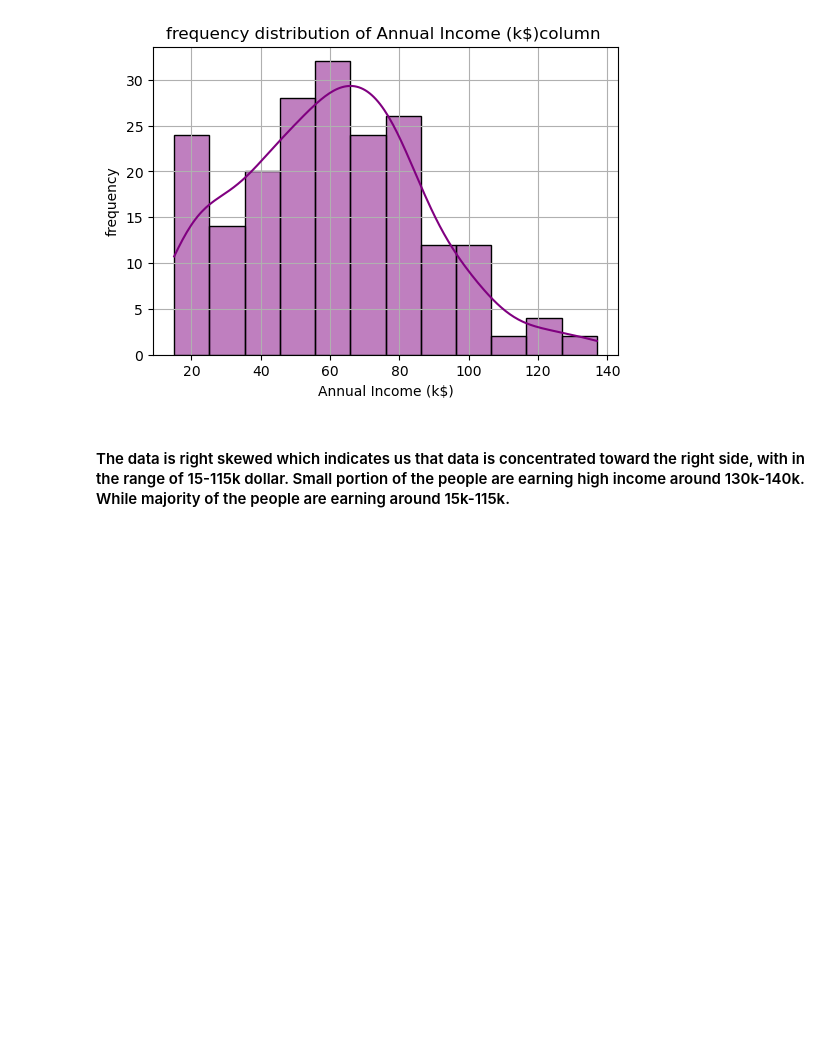
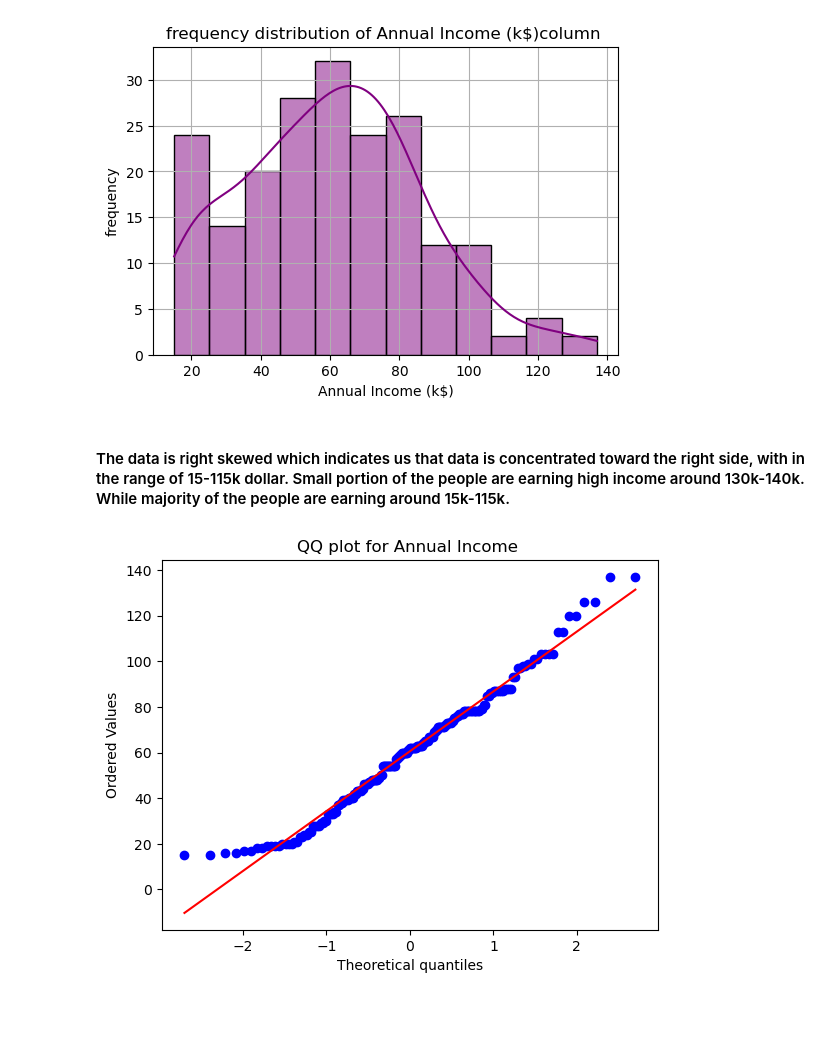
Before and after one commit to sajinamatya/Customer-Segmentation-, a Jupyter notebook: customer segmentation.ipynb, the cells around one changed output. Cells and saved outputs as stored; diff of their text form; code cells hidden in the pictures; blank space fills up the shorter version.

```diff
--- a/customer segmentation.ipynb
+++ b/customer segmentation.ipynb
@@ -175,6 +190,13 @@ plt.show()
 [figure]
 # %% [markdown]
 #### The data is right skewed which indicates us that data is concentrated toward the right side, with in the range of 15-115k dollar. Small portion of the people are earning high income around 130k-140k. While majority of the people are earning around 15k-115k.
+# %%
+
+stats.probplot(dataframe['Annual Income (k$)'], dist="norm", plot=plt)
+plt.title("QQ plot for Annual Income ")
+plt.show()
+# %% [output]
+[figure, added]
 # %% [markdown]
 ##
 # %% [markdown]
```
Also changed, not shown: parts of 2 cells of this notebook.
